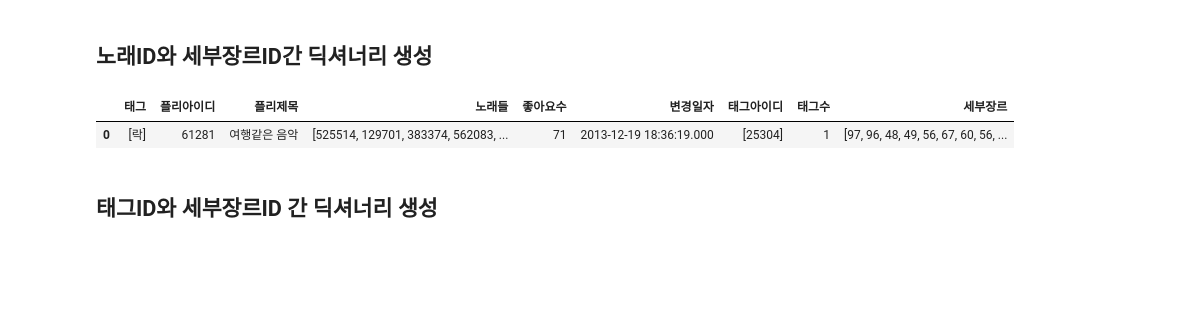
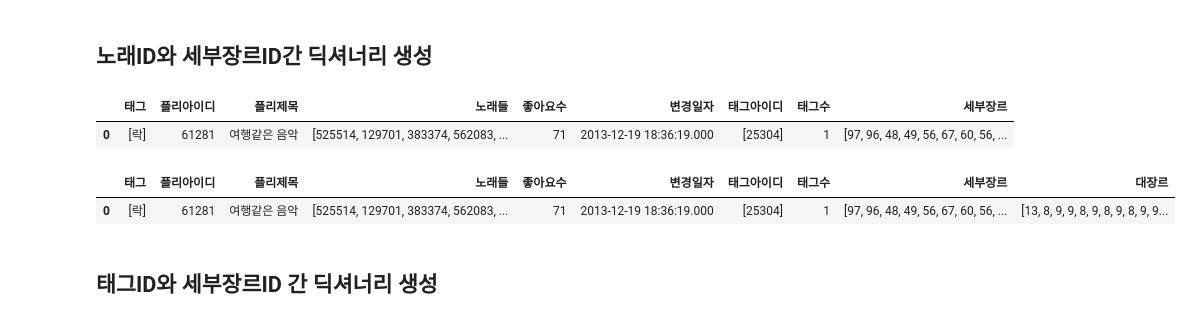
Before and after one commit to RecommendU/ForU, a Jupyter notebook: 정용재/Word Embeddings/16.멜론_여러가지_태그_임베딩과_평가메트릭.ipynb, the cells around one changed output. Saved outputs shown, nothing was run; the diff lists cells and outputs as text; code cells hidden in the pictures; blank space fills up the shorter version.

```diff
--- a/정용재/Word Embeddings/16.멜론_여러가지_태그_임베딩과_평가메트릭.ipynb
+++ b/정용재/Word Embeddings/16.멜론_여러가지_태그_임베딩과_평가메트릭.ipynb
@@ -197,6 +197,11 @@ for k,v in genre_dict.items():
         # 그럴떈 아까만든 대장르 딕셔너리의 대장류 이름을 추가해서 이름을 수정해서 다시 넣어줌
         new_value = genre_big[k[:4]]+'_'+v
         genre_detail_dict[k] = new_value
+# %%
+genre_big_dict = {}
+
+for k,v in genre_big.items():
+    genre_big_dict[k+'00'] = v
 # %% [markdown]
 # 태그 임베딩
 # %% [markdown]
@@ -213,0 +225,5 @@ for i,v in enumerate(list(genre_detail_dict.keys())):
+# %%
+genre_big_id_to_code = {}
+
+for i,v in enumerate(list(genre_big_dict.keys())):
+    genre_big_id_to_code[i] = v
@@ -237,6 +266,22 @@ train_df.head(1)
 # %% [output]
 |  | 태그 | 플리아이디 | 플리제목 | 노래들 | 좋아요수 | 변경일자 | 태그아이디 | 태그수 | 세부장르 |
 | 0 | [락] | 61281 | 여행같은 음악 | [525514, 129701, 383374, 562083, ... | 71 | 2013-12-19 18:36:19.000 | [25304] | 1 | [97, 96, 48, 49, 56, 67, 60, 56, ... |
+# %%
+# 플레이리스트의 모든 노래의 세부장르를 모아서 새로운 컬럼으로 생성
+
+def fetcher(x):
+    temp = []
+    for song in x:
+        genre_ids = song_genre_big_dict[song]
+        for id in genre_ids:
+            temp.append(id)
+    return temp
+
+train_df['대장르'] = train_df['노래들'].map(fetcher)
+train_df.head(1)
+# %% [output]
+|  | 태그 | 플리아이디 | 플리제목 | 노래들 | 좋아요수 | 변경일자 | 태그아이디 | 태그수 | 세부장르 | 대장르 |
+| 0 | [락] | 61281 | 여행같은 음악 | [525514, 129701, 383374, 562083, ... | 71 | 2013-12-19 18:36:19.000 | [25304] | 1 | [97, 96, 48, 49, 56, 67, 60, 56, ... | [13, 8, 9, 9, 8, 9, 8, 9, 8, 9, 9... |
 # %% [markdown]
 ## 태그ID와 세부장르ID 간 딕셔너리 생성
 # %%
```
Also changed, not shown: parts of 48 cells of this notebook, 1 other file.
